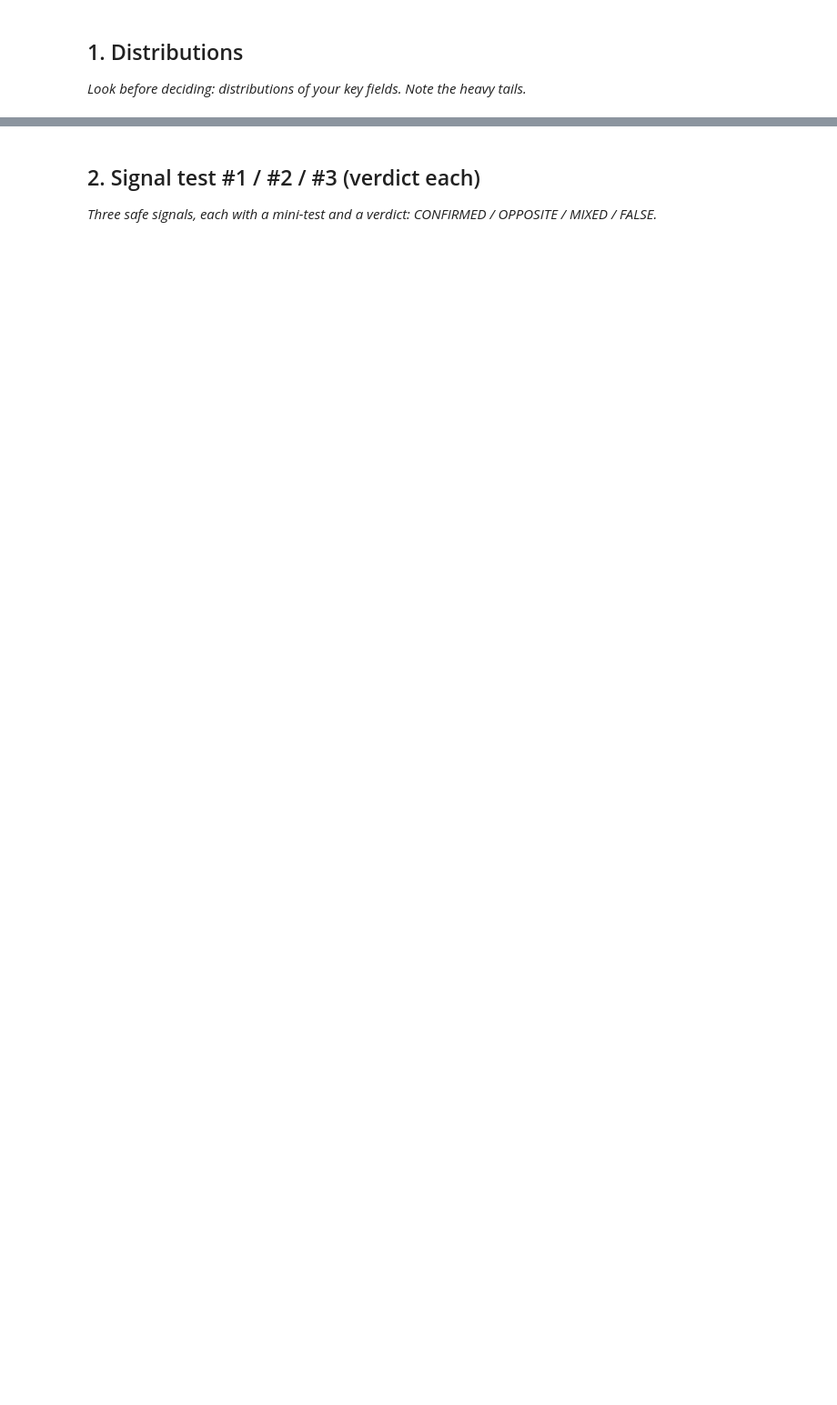
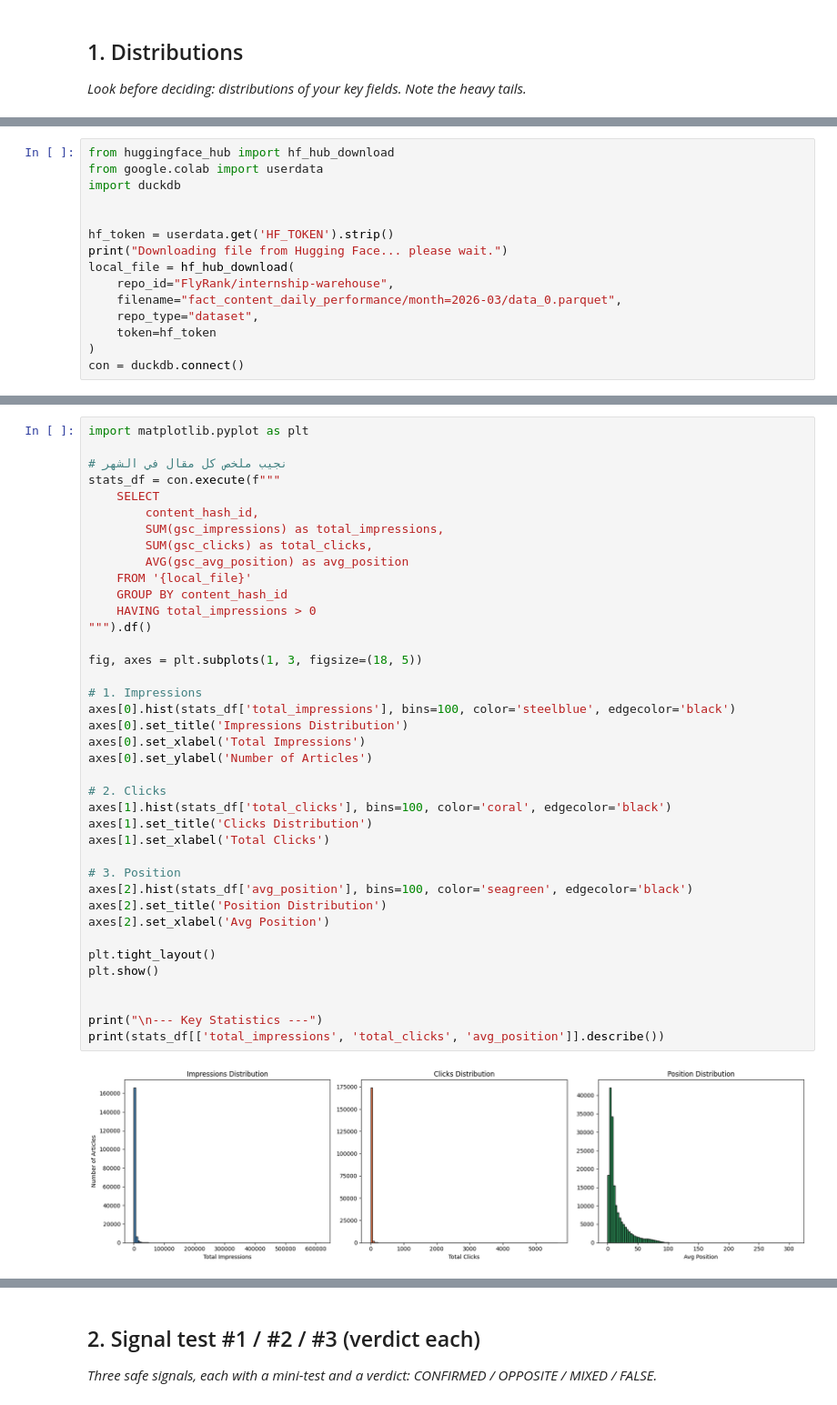
Before and after one commit to Mahmoud-Beram/flyrank-ml-internship, a Jupyter notebook: work/notebooks/w04_signal_audit.ipynb, the cells around one changed output, grey strips where cells are left out. Shown at 91% size. Drawn from its saved outputs; the diff is of its cells as text; blank space fills up the shorter version.

```diff
--- a/work/notebooks/w04_signal_audit.ipynb
+++ b/work/notebooks/w04_signal_audit.ipynb
@@ -15,0 +15,15 @@ This skeleton is yours to fill. Work the sections **in order** — each one has
+# %%
+from huggingface_hub import hf_hub_download
+from google.colab import userdata
+import duckdb
+
+
+hf_token = userdata.get('HF_TOKEN').strip()
+print("Downloading file from Hugging Face... please wait.")
+local_file = hf_hub_download(
+    repo_id="FlyRank/internship-warehouse",
+    filename="fact_content_daily_performance/month=2026-03/data_0.parquet",
+    repo_type="dataset",
+    token=hf_token
+)
+con = duckdb.connect()
@@ -15,0 +32,41 @@ This skeleton is yours to fill. Work the sections **in order** — each one has
+# %%
+import matplotlib.pyplot as plt
+
+# نجيب ملخص كل مقال في الشهر
+stats_df = con.execute(f"""
+    SELECT
+        content_hash_id,
+        SUM(gsc_impressions) as total_impressions,
+        SUM(gsc_clicks) as total_clicks,
+        AVG(gsc_avg_position) as avg_position
+    FROM '{local_file}'
+    GROUP BY content_hash_id
+    HAVING total_impressions > 0
+""").df()
+
+fig, axes = plt.subplots(1, 3, figsize=(18, 5))
+
+# 1. Impressions
+axes[0].hist(stats_df['total_impressions'], bins=100, color='steelblue', edgecolor='black')
+axes[0].set_title('Impressions Distribution')
+axes[0].set_xlabel('Total Impressions')
+axes[0].set_ylabel('Number of Articles')
+
+# 2. Clicks
+axes[1].hist(stats_df['total_clicks'], bins=100, color='coral', edgecolor='black')
+axes[1].set_title('Clicks Distribution')
+axes[1].set_xlabel('Total Clicks')
+
+# 3. Position
+axes[2].hist(stats_df['avg_position'], bins=100, color='seagreen', edgecolor='black')
+axes[2].set_title('Position Distribution')
+axes[2].set_xlabel('Avg Position')
+
+plt.tight_layout()
+plt.show()
+
+
+print("\n--- Key Statistics ---")
+print(stats_df[['total_impressions', 'total_clicks', 'avg_position']].describe())
+# %% [output]
+[figure, added]
```
Also changed, not shown: parts of 13 cells of this notebook.
